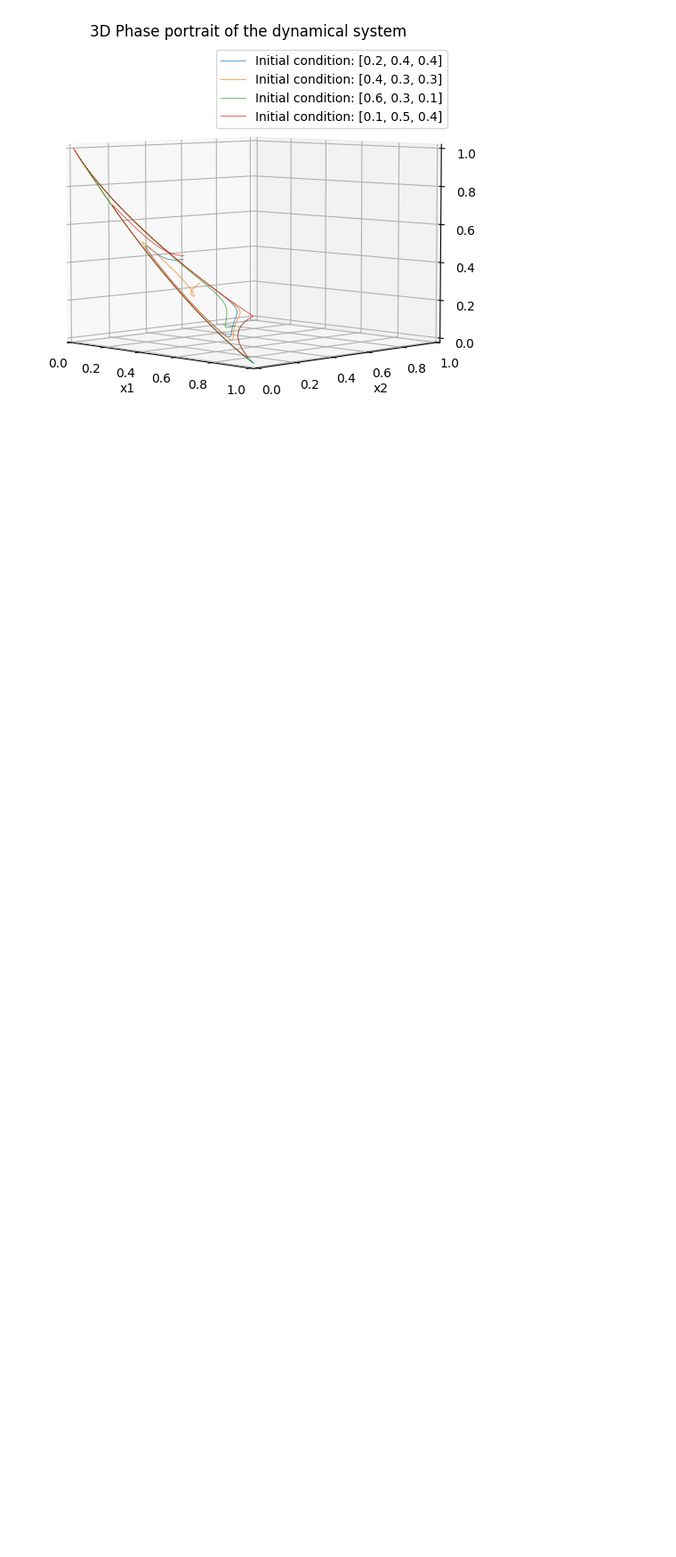
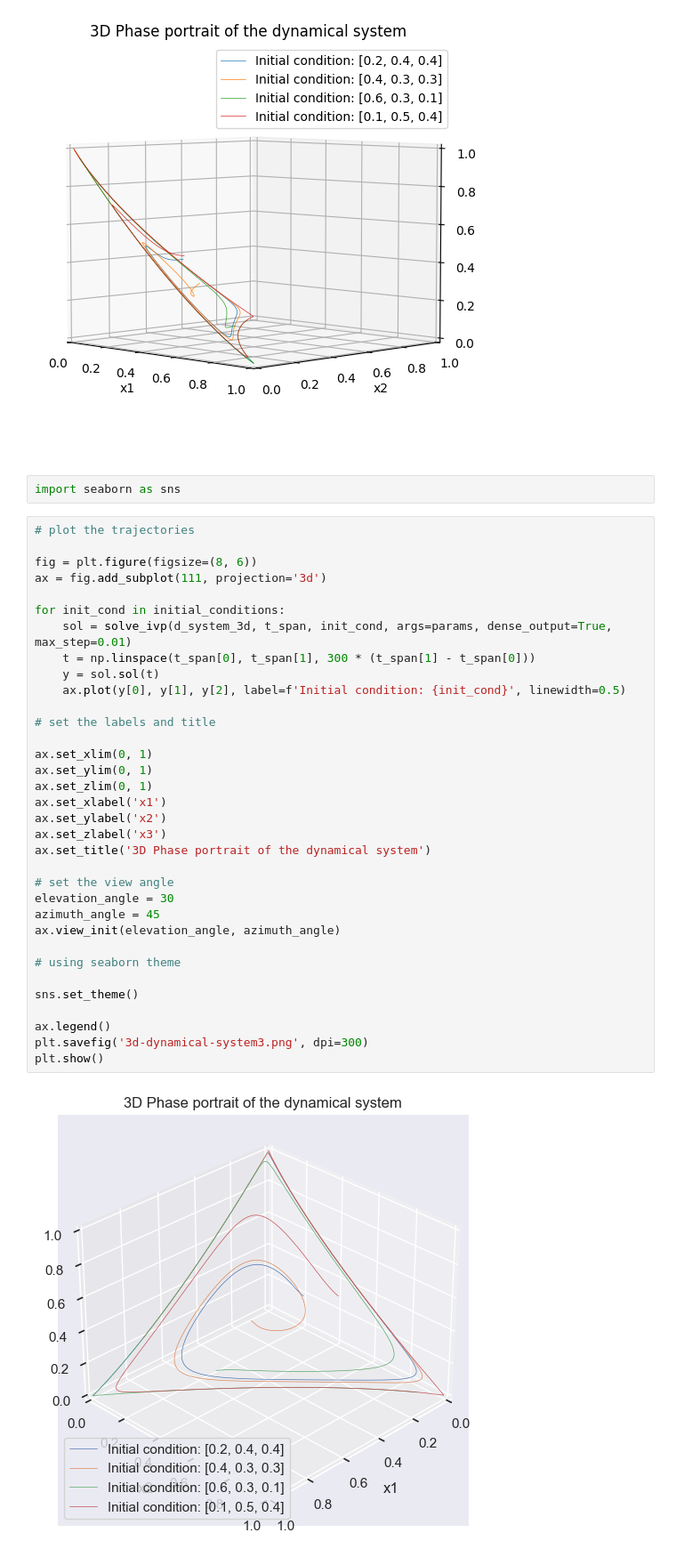
Before and after one commit to kangkangzi/population_dynamics, a Jupyter notebook: note2/note2.ipynb, the cells around one changed output. Shown at 89% size. Saved outputs shown, nothing was run; the diff lists cells and outputs as text; blank space fills up the shorter version.

```diff
--- a/note2/note2.ipynb
+++ b/note2/note2.ipynb
@@ -330,3 +330,41 @@ plt.savefig('3d-dynamical-system2.png', dpi=300)
 plt.show()
 # %% [output]
 [figure]
+# %%
+import seaborn as sns
+# %%
+# plot the trajectories
+
+fig = plt.figure(figsize=(8, 6))
+ax = fig.add_subplot(111, projection='3d')
+
+for init_cond in initial_conditions:
+    sol = solve_ivp(d_system_3d, t_span, init_cond, args=params, dense_output=True, max_step=0.01)
+    t = np.linspace(t_span[0], t_span[1], 300 * (t_span[1] - t_span[0]))
+    y = sol.sol(t)
+    ax.plot(y[0], y[1], y[2], label=f'Initial condition: {init_cond}', linewidth=0.5)
+
+# set the labels and title
+
+ax.set_xlim(0, 1)
+ax.set_ylim(0, 1)
+ax.set_zlim(0, 1)
+ax.set_xlabel('x1')
+ax.set_ylabel('x2')
+ax.set_zlabel('x3')
+ax.set_title('3D Phase portrait of the dynamical system')
+
+# set the view angle
+elevation_angle = 30
+azimuth_angle = 45
+ax.view_init(elevation_angle, azimuth_angle)
+
+# using seaborn theme
+
+sns.set_theme()
+
+ax.legend()
+plt.savefig('3d-dynamical-system3.png', dpi=300)
+plt.show()
+# %% [output]
+[figure, added]
```
Also changed, not shown: 2 other files.
